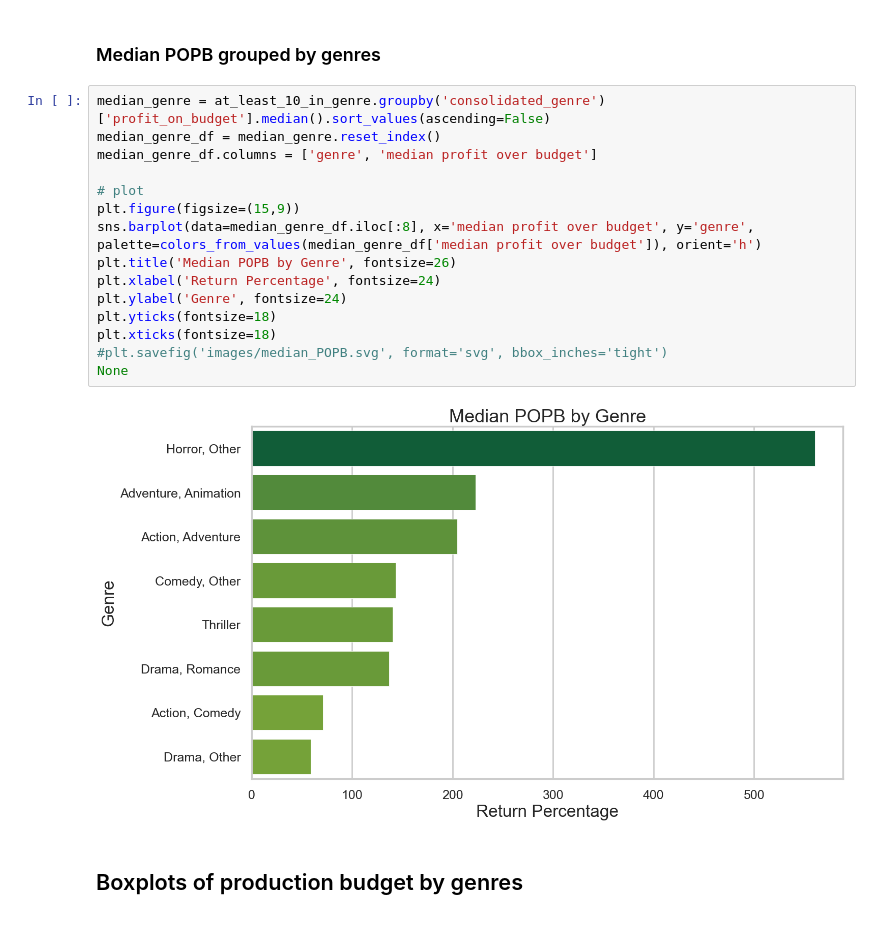
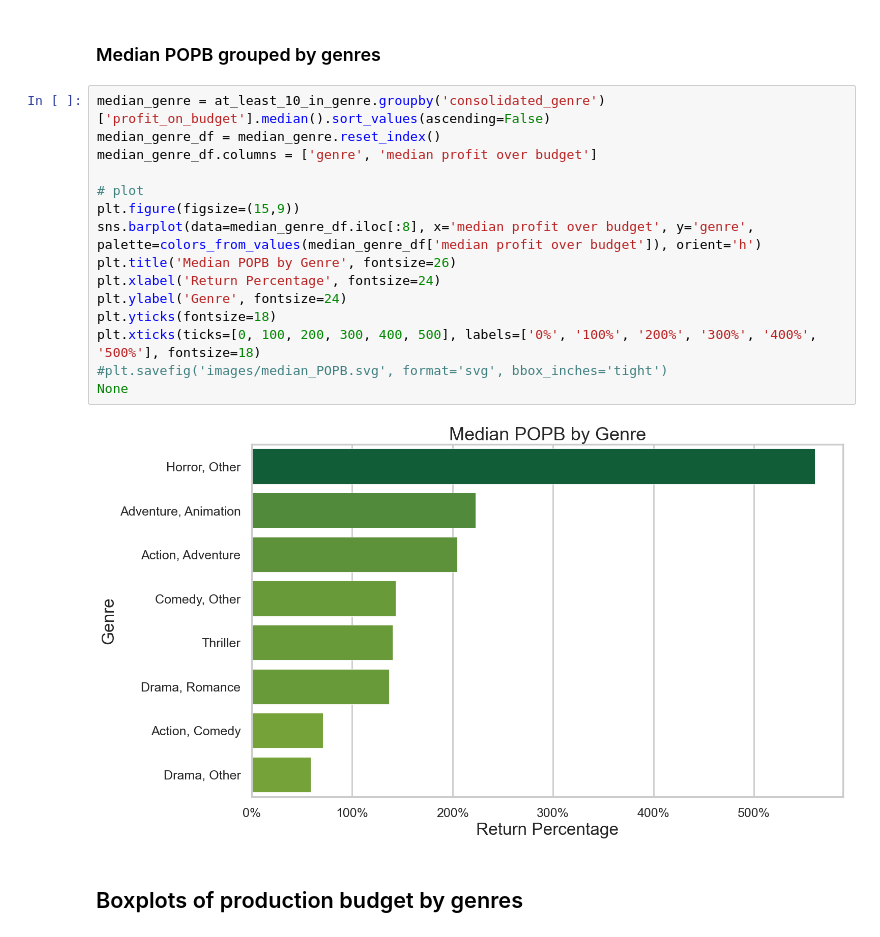
Before and after one commit to bkokin/semester_1_capstone, a Jupyter notebook: Capstone 1.ipynb, the cells around one changed output. Cells and saved outputs as stored; diff of their text form.

Commit message:
Add percentage symbol to xticks

```diff
--- a/Capstone 1.ipynb
+++ b/Capstone 1.ipynb
@@ -185,20 +185,20 @@ None
 # %%
 median_genre = at_least_10_in_genre.groupby('consolidated_genre')['profit_on_budget'].median().sort_values(ascending=False)
 median_genre_df = median_genre.reset_index()
 median_genre_df.columns = ['genre', 'median profit over budget']
 
 # plot
 plt.figure(figsize=(15,9))
 sns.barplot(data=median_genre_df.iloc[:8], x='median profit over budget', y='genre', palette=colors_from_values(median_genre_df['median profit over budget']), orient='h')
 plt.title('Median POPB by Genre', fontsize=26)
 plt.xlabel('Return Percentage', fontsize=24)
 plt.ylabel('Genre', fontsize=24)
 plt.yticks(fontsize=18)
-plt.xticks(fontsize=18)
+plt.xticks(ticks=[0, 100, 200, 300, 400, 500], labels=['0%', '100%', '200%', '300%', '400%', '500%'], fontsize=18)
 #plt.savefig('images/median_POPB.svg', format='svg', bbox_inches='tight')
 None
 # %% [output]
-[figure, old version]
+[figure, new version]
 # %% [markdown]
 ## Boxplots of production budget by genres
 # %%
```
Also changed, not shown: 1 other file.
